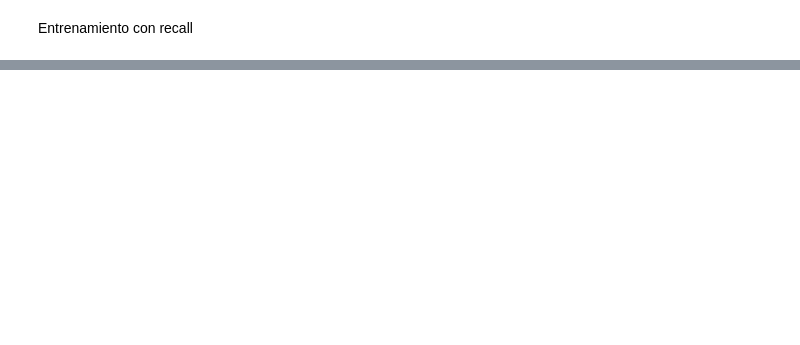
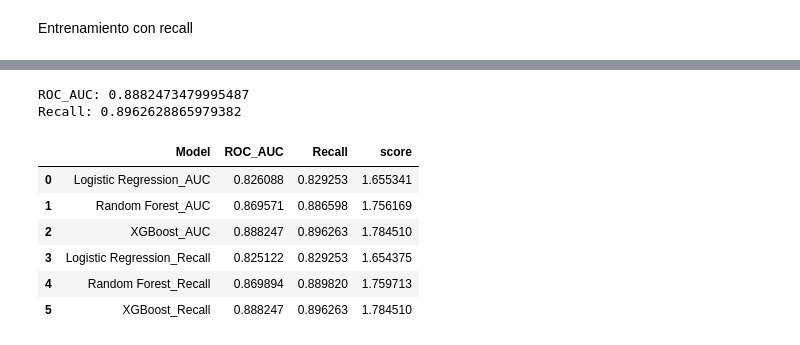
Before and after one commit to Ericson3100/ExamenFinalDM, a Jupyter notebook: Notebooks/López_Ericson_churn.ipynb, the cells around one changed output, grey strips where cells are left out. Drawn from its saved outputs; the diff is of its cells as text; code cells hidden in the pictures; blank space fills up the shorter version.

Commit message:
commit evaluación y comparación de modelos y despliegue

```diff
--- a/Notebooks/López_Ericson_churn.ipynb
+++ b/Notebooks/López_Ericson_churn.ipynb
@@ -685,0 +721,11 @@ Recall: 0.5294117647058824
+# %%
+#Obtener el mejor modelo
+best_model_5 = grid_5.best_estimator_
+#Predecir el modelo
+y_pred_5 = best_model_5.predict(x_test)
+#Obtener el score ROC_AUC del mejor modelo
+roc_auc_5 = roc_auc_score(y_test, y_pred_5)
+print(f"ROC_AUC: {roc_auc_5}")
+#Obtener el score recall del mejor modelo
+recall_5 = recall_score(y_test, y_pred_5)
+print(f"Recall: {recall_5}")
@@ -685,0 +735,11 @@ Recall: 0.5294117647058824
+# %%
+#XGBoost
+from xgboost import XGBClassifier
+grid_params_3 = {'n_estimators': [10, 50], 'max_depth': [ 10, 20], 'learning_rate': [0.01, 0.1,1],
+                 'reg_lambda': [0, 1]}
+#Definir el modelo
+model_6 = XGBClassifier(random_state=r_state,  eval_metric='logloss')
+#Entrenar el modelo con GridSearchCV y 5 folds, y scoring roc_auc
+grid_6 = GridSearchCV(model_6, grid_params_3, cv=5, scoring='recall', verbose=1)
+#Entrenar el modelo
+grid_6.fit(x_train, y_train)
@@ -685,0 +765,33 @@ Recall: 0.5294117647058824
+# %%
+#Obtener el mejor modelo
+best_model_6 = grid_6.best_estimator_
+#Predecir el modelo
+y_pred_6 = best_model_6.predict(x_test)
+#Obtener el score ROC_AUC del mejor modelo
+roc_auc_6 = roc_auc_score(y_test, y_pred_6)
+print(f"ROC_AUC: {roc_auc_6}")
+#Obtener el score recall del mejor modelo
+recall_6 = recall_score(y_test, y_pred_6)
+print(f"Recall: {recall_6}")
+# %% [output]
+ROC_AUC: 0.8882473479995487
+Recall: 0.8962628865979382
+# %%
+#Comparar los resultados de los modelos y elegir el mejor
+models_auc = [roc_auc, roc_auc_2, roc_auc_3, roc_auc_4, roc_auc_5, roc_auc_6]
+models_recall = [recall, recall_2, recall_3, recall_4, recall_5, recall_6]
+models = ['Logistic Regression_AUC', 'Random Forest_AUC', 'XGBoost_AUC', 'Logistic Regression_Recall', 'Random Forest_Recall', 'XGBoost_Recall']
+#Crear un dataframe con los resultados
+results = pd.DataFrame({'Model': models, 'ROC_AUC': models_auc, 'Recall': models_recall})
+
+#Elegir el modelo con mejor score (suma de roc_auc y recall)
+results['score'] = [models_auc[i] + models_recall[i] for i in range(len(models_auc))]
+results.head(6)
+# %% [output]
+|  | Model | ROC_AUC | Recall | score |
+| 0 | Logistic Regression_AUC | 0.826088 | 0.829253 | 1.655341 |
+| 1 | Random Forest_AUC | 0.869571 | 0.886598 | 1.756169 |
+| 2 | XGBoost_AUC | 0.888247 | 0.896263 | 1.784510 |
+| 3 | Logistic Regression_Recall | 0.825122 | 0.829253 | 1.654375 |
+| 4 | Random Forest_Recall | 0.869894 | 0.889820 | 1.759713 |
+| 5 | XGBoost_Recall | 0.888247 | 0.896263 | 1.784510 |
```
Also changed, not shown: parts of 17 cells of this notebook.
